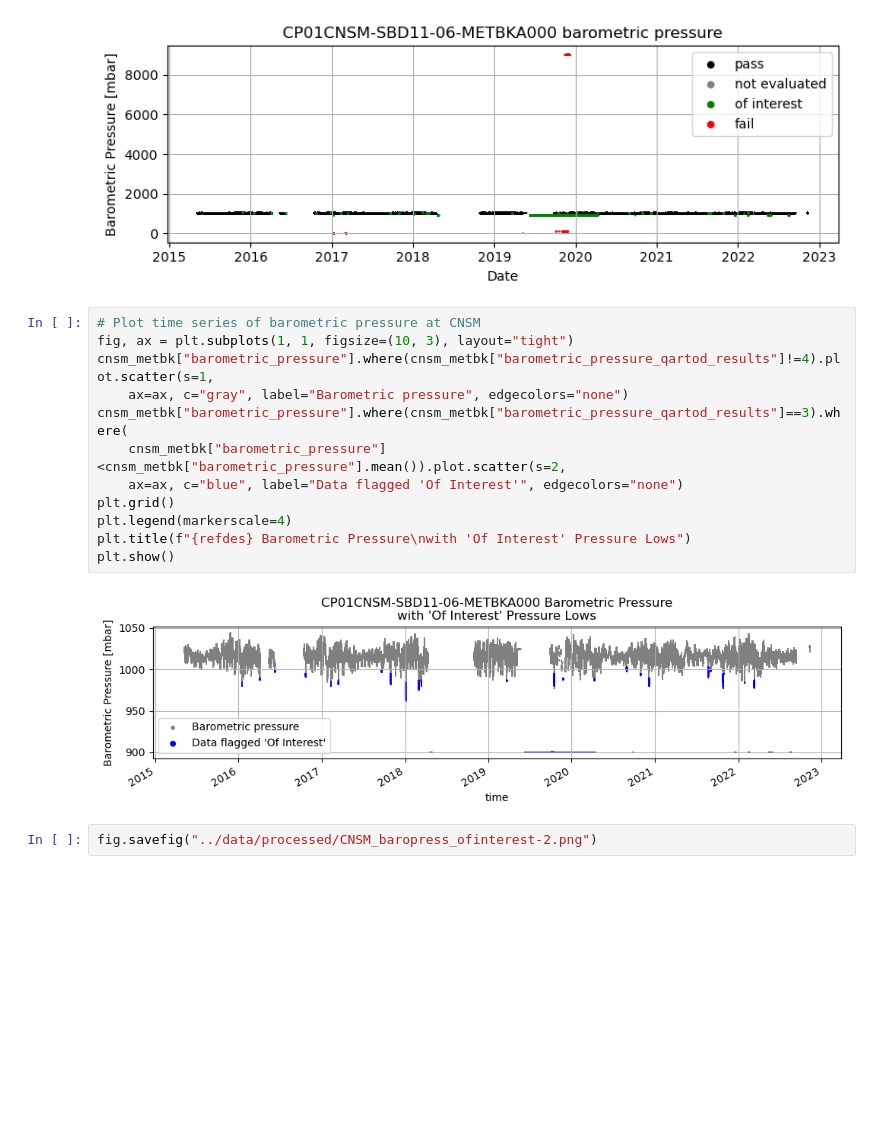
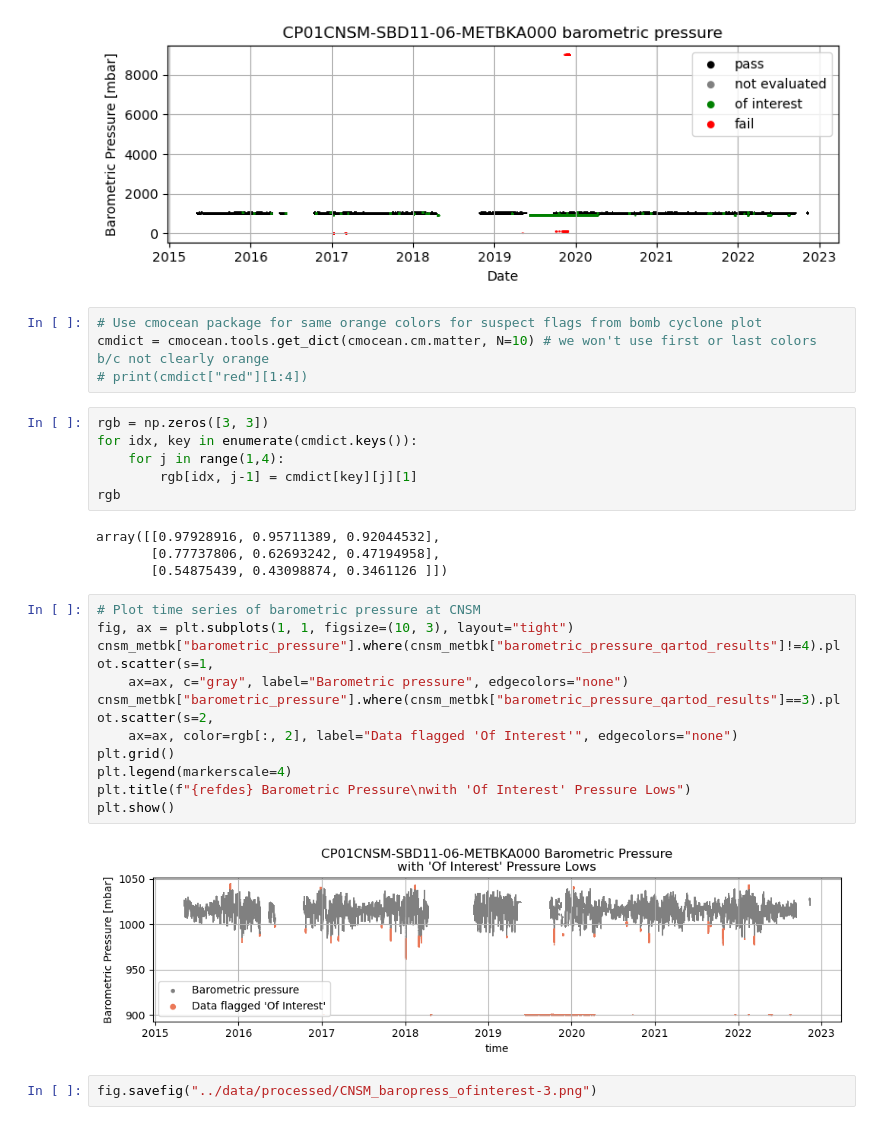
Before and after one commit to cooleyky/pioneer_array_metbk_storms, a Jupyter notebook: notebooks/03-barometric-pressure-lows-statistical-analysis.ipynb, the cells around one changed output. Cells and saved outputs as stored; diff of their text form; blank space fills up the shorter version.

```diff
--- a/notebooks/03-barometric-pressure-lows-statistical-analysis.ipynb
+++ b/notebooks/03-barometric-pressure-lows-statistical-analysis.ipynb
@@ -96,19 +95,32 @@ plt.ylabel("Barometric Pressure [mbar]")
 plt.show()
 # %% [output]
 [figure]
+# %%
+# Use cmocean package for same orange colors for suspect flags from bomb cyclone plot
+cmdict = cmocean.tools.get_dict(cmocean.cm.matter, N=10) # we won't use first or last colors b/c not clearly orange
+# print(cmdict["red"][1:4])
+# %%
+rgb = np.zeros([3, 3])
+for idx, key in enumerate(cmdict.keys()):
+    for j in range(1,4):
+        rgb[idx, j-1] = cmdict[key][j][1]
+rgb
+# %% [output]
+array([[0.97928916, 0.95711389, 0.92044532],
+       [0.77737806, 0.62693242, 0.47194958],
+       [0.54875439, 0.43098874, 0.3461126 ]])
 # %%
 # Plot time series of barometric pressure at CNSM
 fig, ax = plt.subplots(1, 1, figsize=(10, 3), layout="tight")
 cnsm_metbk["barometric_pressure"].where(cnsm_metbk["barometric_pressure_qartod_results"]!=4).plot.scatter(s=1,
     ax=ax, c="gray", label="Barometric pressure", edgecolors="none")
-cnsm_metbk["barometric_pressure"].where(cnsm_metbk["barometric_pressure_qartod_results"]==3).where(
-    cnsm_metbk["barometric_pressure"]<cnsm_metbk["barometric_pressure"].mean()).plot.scatter(s=2,
-    ax=ax, c="blue", label="Data flagged 'Of Interest'", edgecolors="none")
+cnsm_metbk["barometric_pressure"].where(cnsm_metbk["barometric_pressure_qartod_results"]==3).plot.scatter(s=2,
+    ax=ax, color=rgb[:, 2], label="Data flagged 'Of Interest'", edgecolors="none")
 plt.grid()
 plt.legend(markerscale=4)
 plt.title(f"{refdes} Barometric Pressure\nwith 'Of Interest' Pressure Lows")
 plt.show()
 # %% [output]
-[figure, old version]
+[figure, new version]
 # %%
-fig.savefig("../data/processed/CNSM_baropress_ofinterest-2.png")
+fig.savefig("../data/processed/CNSM_baropress_ofinterest-3.png")
```
Also changed, not shown: parts of 1 cell of this notebook, 1 other file.
